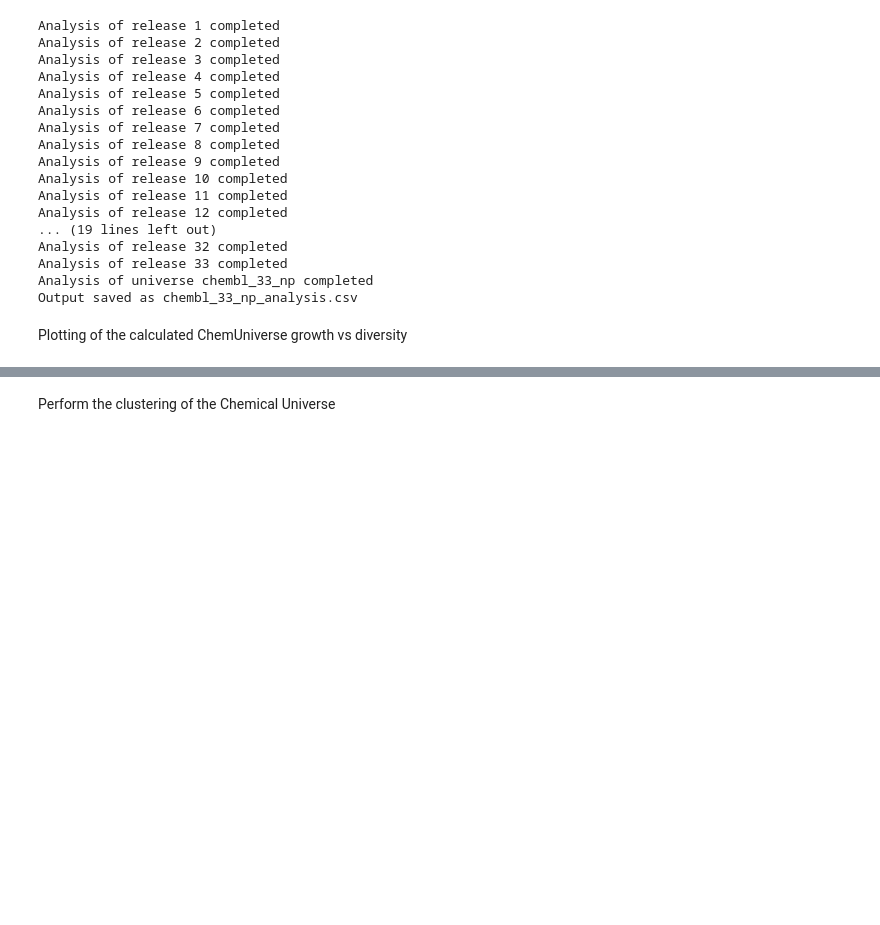
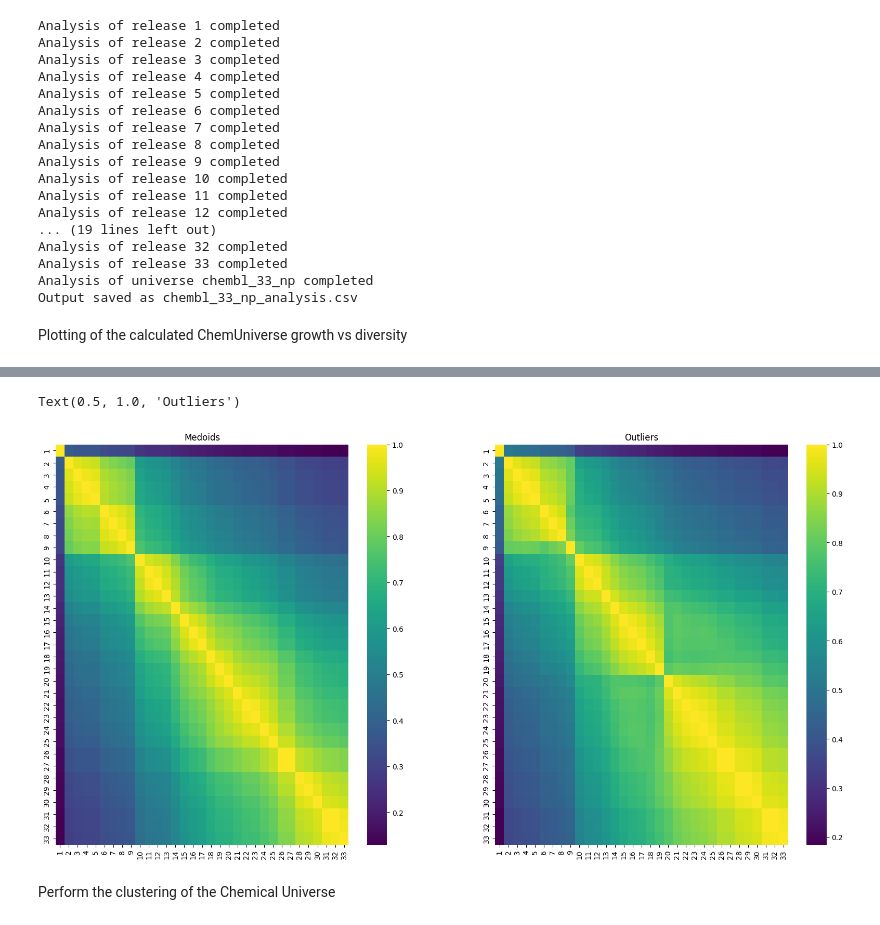
Before and after one commit to klopezperez/ChemUniverse, a Jupyter notebook: chem_universe.ipynb, the cells around one changed output, grey strips where cells are left out. Drawn from its saved outputs; the diff is of its cells as text; code cells hidden in the pictures; blank space fills up the shorter version.

```diff
--- a/chem_universe.ipynb
+++ b/chem_universe.ipynb
@@ -102,2 +153,38 @@ No artists with labels found to put in legend.  Note that artists whose label st
+# %%
+# Plot the heat maps of Jaccard similarity between the medoids and outliers of each release
+universe_analysis['medoids'] = universe_analysis['medoids'].astype(str)
+universe_analysis['outliers'] = universe_analysis['outliers'].astype(str)
+universe_analysis['medoids'] = universe_analysis['medoids'].apply(ast.literal_eval)
+universe_analysis['outliers'] = universe_analysis['outliers'].apply(ast.literal_eval)
+
+medoids = universe_analysis['medoids'].tolist()
+outliers = universe_analysis['outliers'].tolist()
+
+# Create the Jaccard matrices
+medoids_jaccard = []
+outliers_jaccard = []
+for medoid_1, outlier_1 in zip(medoids, outliers):
+    medoids_new_line = []
+    outliers_new_line = []
+    for medoid_2, outlier_2 in zip(medoids, outliers):
+        medoids_new_line.append(len(set(medoid_2).intersection(set(medoid_1)))/len(set(medoid_1).union(set(medoid_2))))
+        outliers_new_line.append(len(set(outlier_2).intersection(set(outlier_1)))/len(set(outlier_1).union(set(outlier_2))))
+
+    medoids_jaccard.append(medoids_new_line)
+    outliers_jaccard.append(outliers_new_line)
+
+medoids_jaccard = np.array(medoids_jaccard)
+outliers_jaccard = np.array(outliers_jaccard)
+
+fig, ax = plt.subplots(1, 2, figsize=(20, 10))
+
+heatmap(medoids_jaccard, ax=ax[0], cmap='viridis', xticklabels=universe_analysis['release'], yticklabels=universe_analysis['release'])
+ax[0].set_title('Medoids')
+
+heatmap(outliers_jaccard, ax=ax[1], cmap='viridis', xticklabels=universe_analysis['release'], yticklabels=universe_analysis['release'])
+ax[1].set_title('Outliers')
+# %% [output]
+Text(0.5, 1.0, 'Outliers')
+[figure, added]
 # %% [markdown]
 Perform the clustering of the Chemical Universe
```
Also changed, not shown: parts of 9 cells of this notebook.
